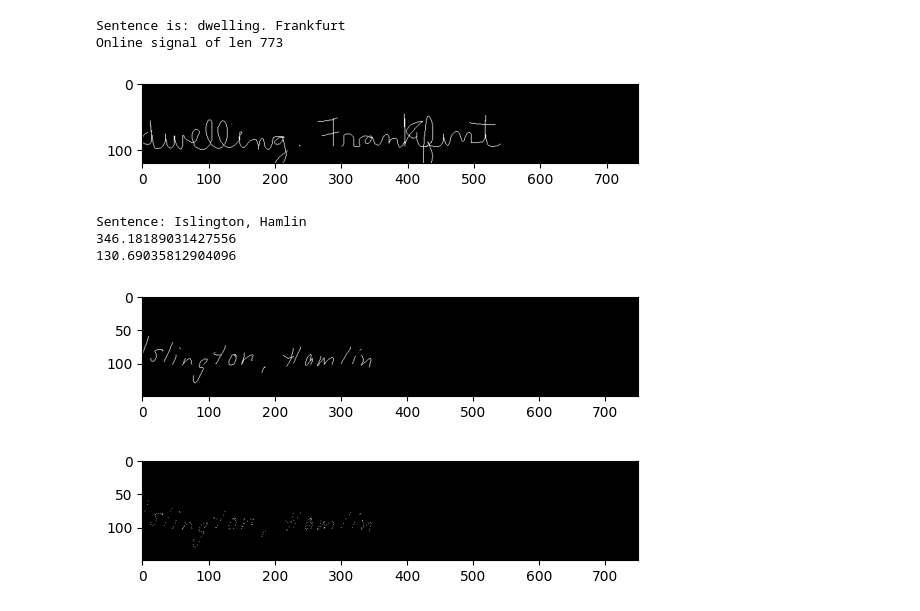
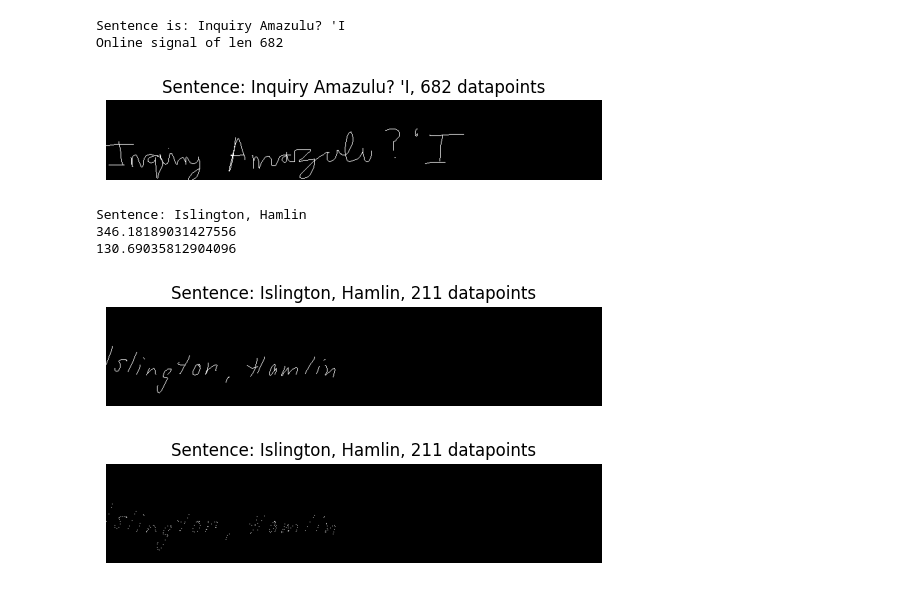
Before and after one commit to maximewel/papyrus-research, a Jupyter notebook: dataset_loading/BRUSH/brush_vis.ipynb, the cells around one changed output. Saved outputs shown, nothing was run; the diff lists cells and outputs as text; code cells hidden in the pictures.

```diff
--- a/dataset_loading/BRUSH/brush_vis.ipynb
+++ b/dataset_loading/BRUSH/brush_vis.ipynb
@@ -4,37 +4,39 @@ import cv2
 import pickle
 import matplotlib.pyplot as plt
 
 writer_id = 0
-drawing_id = 1
+drawing_id = 2
 
 canvas_shape = (120, 748)
 
 dataset_path = "../../data/handwriting/BRUSH/raw"
 
 with open(f"{dataset_path}/{writer_id}/{drawing_id}", 'rb') as f:
     [sentence, signal, label] = pickle.load(f)
 
     #Sentence represents the word written
     print(f"Sentence is: {sentence}")
 
     #Drawing represents the online signal x,y,eos sampled at 10ms
     print(f"Online signal of len {len(signal)}")
 
     canvas = np.zeros(canvas_shape)
     draw_current_stroke = False
     for x, y, eos in signal:
         x,y = int(x), int(y)
         if draw_current_stroke:
             canvas = cv2.line(canvas, (last_x, last_y), (x, y), 255, 1)
         last_x, last_y, draw_current_stroke = x, y, not eos
 
+    plt.axis('off')
     plt.imshow(canvas,cmap='gray', vmin=0, vmax=255)
+    plt.title(f"Sentence: {sentence}, {len(signal)} datapoints")
 
 plt.show()
 # %% [output]
-Sentence is: dwelling. Frankfurt
-Online signal of len 773
+Sentence is: Inquiry Amazulu? 'I
+Online signal of len 682
-[figure, old version]
+[figure, new version]
 # %%
 def load_sample(writer_id: int, drawing_id: int):
 
@@ -73,11 +77,11 @@ print(f"Sentence: {sentence}")
 print(max(signal[:, 0]))
 print(max(signal[:, 1]))
 
-display_sentence(signal, points_mode=False)
-display_sentence(signal, points_mode=True)
+display_sentence(sentence, signal, points_mode=False)
+display_sentence(sentence, signal, points_mode=True)
 # %% [output]
 Sentence: Islington, Hamlin
 346.18189031427556
 130.69035812904096
-[figure, old version]
+[figure, new version]
-[figure, old version]
+[figure, new version]
```
Also changed, not shown: parts of 2 cells of this notebook, 1 other file.
